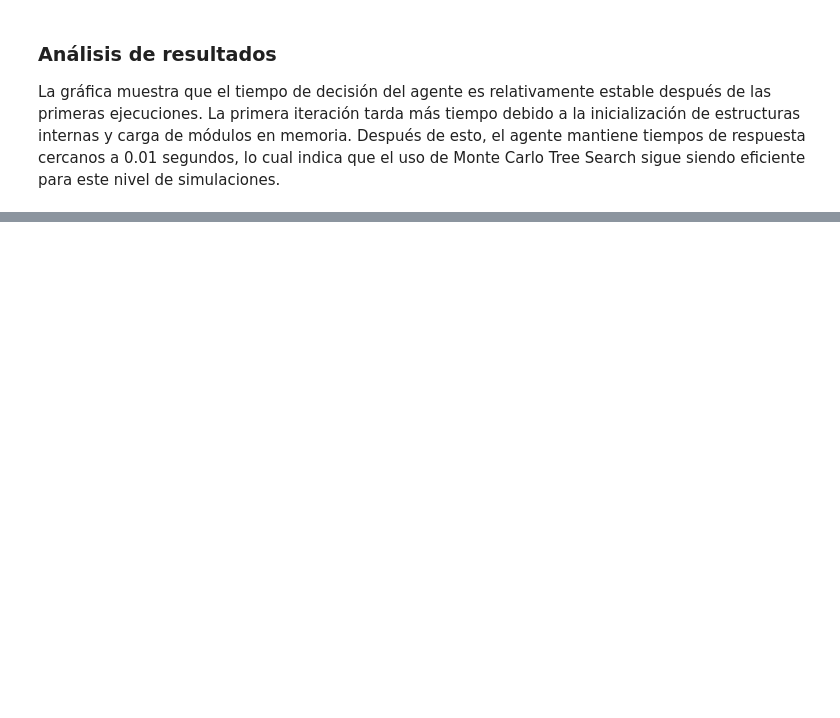
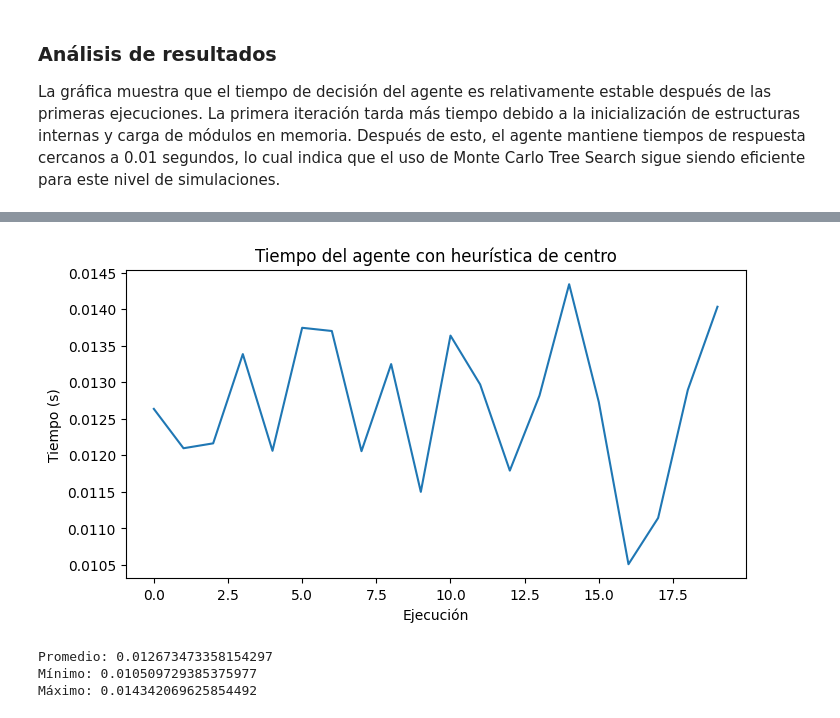
Before and after one commit to nicorodri18/ProyectoFinalFundamentosIA, a Jupyter notebook: entrega.ipynb, the cells around one changed output, grey strips where cells are left out. Cells and saved outputs as stored; diff of their text form; code cells hidden in the pictures; blank space fills up the shorter version.

Commit message:
Implementar comparación entre agentes MCTS para Connect-4 y agregar análisis experimental de rendimiento

```diff
--- a/entrega.ipynb
+++ b/entrega.ipynb
@@ -96,0 +109,33 @@ La gráfica muestra que el tiempo de decisión del agente es relativamente estab
+# %%
+times = []
+
+for _ in range(20):
+
+    board = np.zeros((6, 7))
+
+    start = time.time()
+
+    agent.act(board)
+
+    end = time.time()
+
+    times.append(end - start)
+
+plt.figure(figsize=(8, 4))
+
+plt.plot(times)
+
+plt.xlabel("Ejecución")
+plt.ylabel("Tiempo (s)")
+plt.title("Tiempo del agente con heurística de centro")
+
+plt.show()
+
+print("Promedio:", np.mean(times))
+print("Mínimo:", np.min(times))
+print("Máximo:", np.max(times))
+# %% [output]
+[figure, added]
+Promedio: 0.012673473358154297
+Mínimo: 0.010509729385375977
+Máximo: 0.014342069625854492
```
Also changed, not shown: parts of 12 cells of this notebook, 1 other file.
